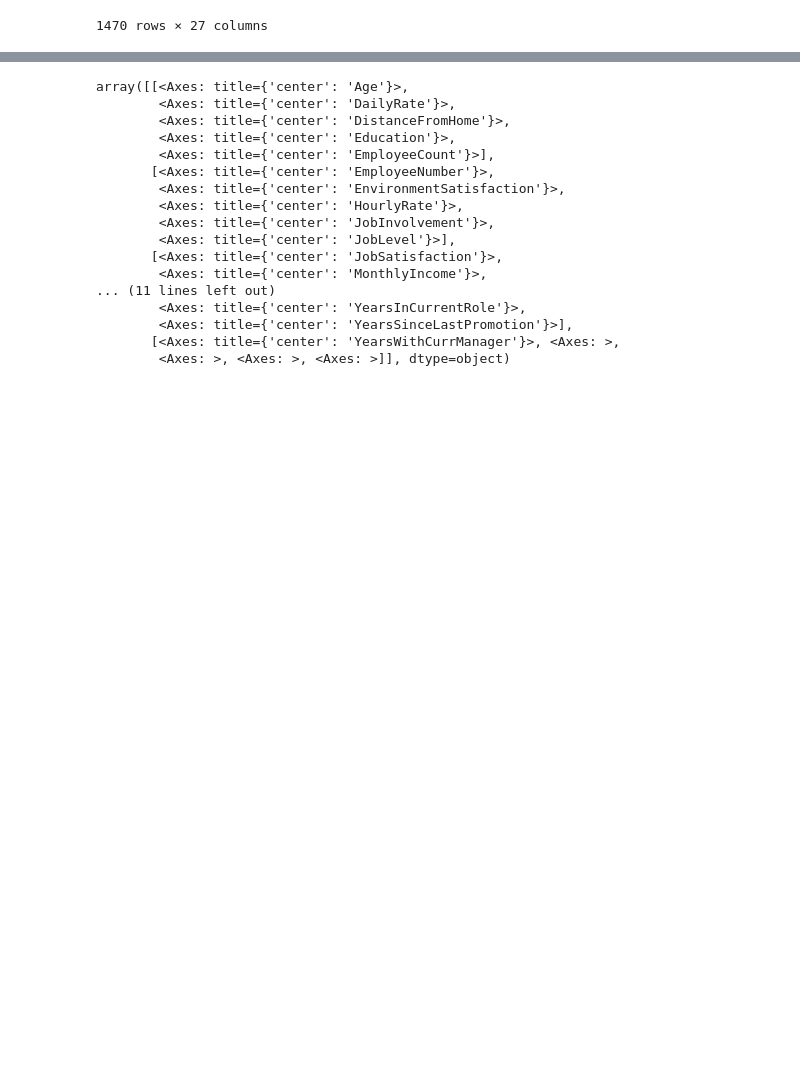
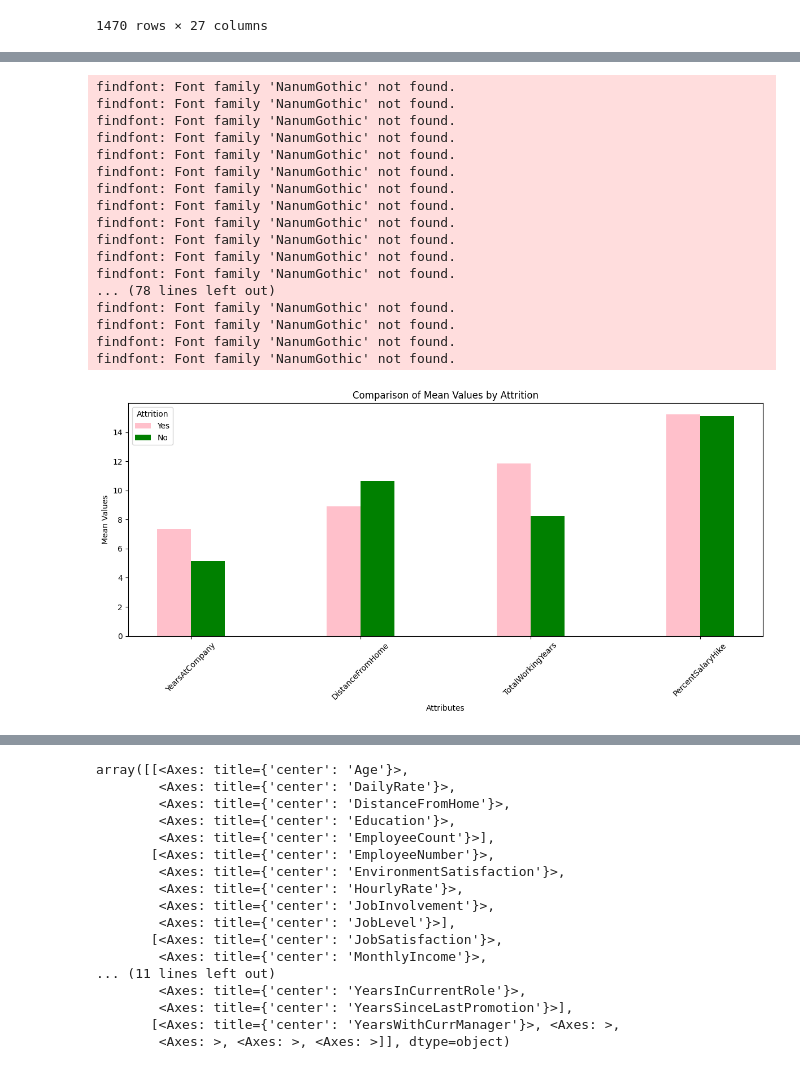
Before and after one commit to jiboo01/Tobigs20, a Jupyter notebook: Week1_EDA.ipynb, the cells around one changed output, grey strips where cells are left out. Drawn from its saved outputs; the diff is of its cells as text; code cells hidden in the pictures; blank space fills up the shorter version.

```diff
--- a/Week1_EDA.ipynb
+++ b/Week1_EDA.ipynb
@@ -210,0 +264,46 @@ num_data_att
+# %%
+colors = {'Yes': 'pink', 'No': 'green'}
+
+
+plt.figure(figsize=(12, 6))
+
+
+num_attributes = len(bar1.columns) - 1
+
+
+positions = list(range(1, num_attributes * 2 + 1, 2))
+positions_adjusted = positions[15:19]
+plt.bar(positions_adjusted, bar1.iloc[0, 15:19], width=0.4, color=colors['Yes'], label='Yes')
+plt.bar([pos + 0.4 for pos in positions_adjusted], bar1.iloc[1, 15:19], width=0.4, color=colors['No'], label='No')
+
+
+plt.xticks([pos + 0.2 for pos in positions_adjusted], bar1.columns[15:19], rotation=45)
+
+
+plt.xlabel('Attributes')
+plt.xticks(rotation=45)
+plt.ylabel('Mean Values')
+plt.title('Comparison of Mean Values by Attrition')
+plt.legend(title='Attrition', labels=['Yes', 'No'])
+
+plt.tight_layout()
+plt.show()
+# %% [output]
+findfont: Font family 'NanumGothic' not found.
+findfont: Font family 'NanumGothic' not found.
+findfont: Font family 'NanumGothic' not found.
+findfont: Font family 'NanumGothic' not found.
+findfont: Font family 'NanumGothic' not found.
+findfont: Font family 'NanumGothic' not found.
+findfont: Font family 'NanumGothic' not found.
+findfont: Font family 'NanumGothic' not found.
+findfont: Font family 'NanumGothic' not found.
+findfont: Font family 'NanumGothic' not found.
+findfont: Font family 'NanumGothic' not found.
+findfont: Font family 'NanumGothic' not found.
+... (78 lines left out)
+findfont: Font family 'NanumGothic' not found.
+findfont: Font family 'NanumGothic' not found.
+findfont: Font family 'NanumGothic' not found.
+findfont: Font family 'NanumGothic' not found.
+[figure, added]
```
Also changed, not shown: parts of 6 cells of this notebook.
